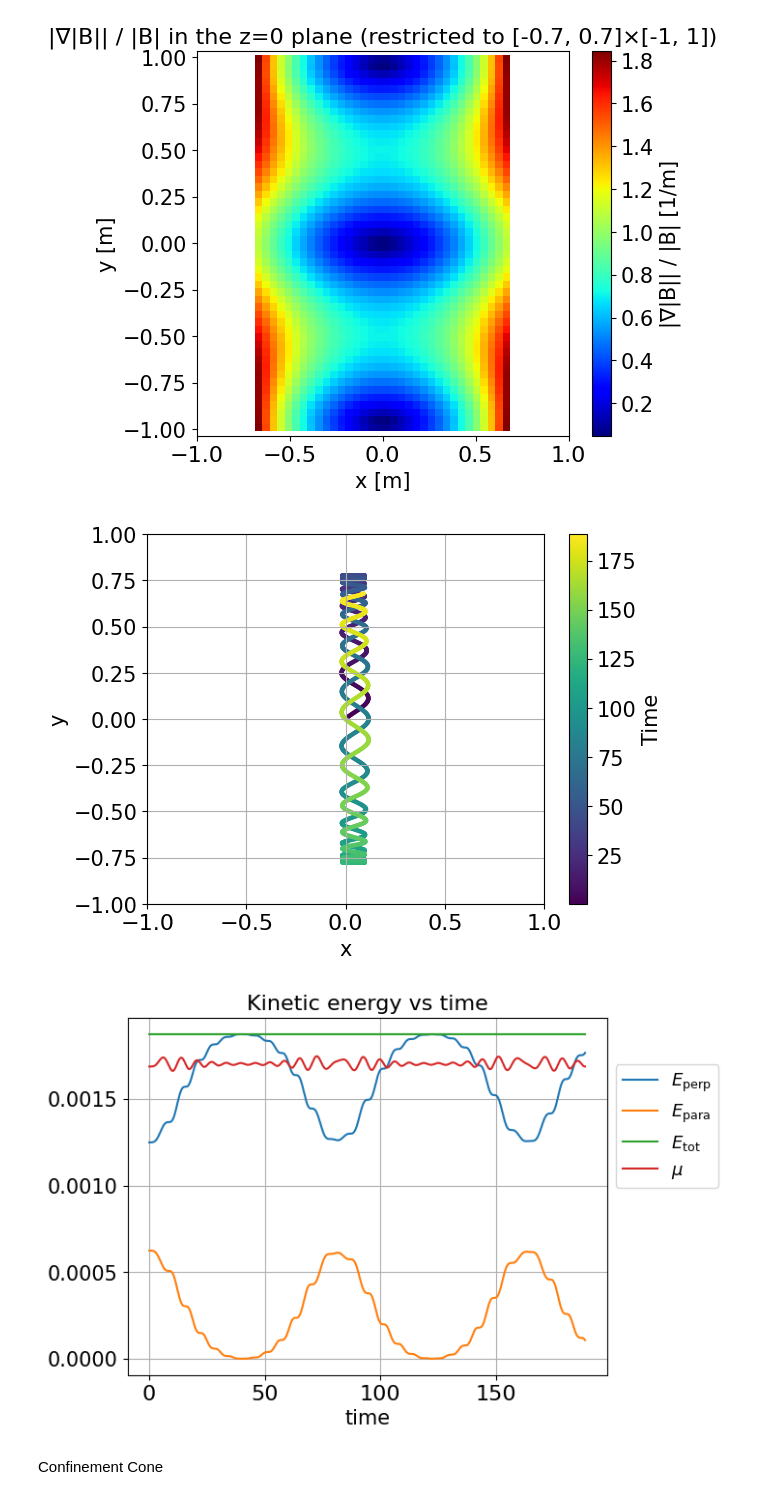
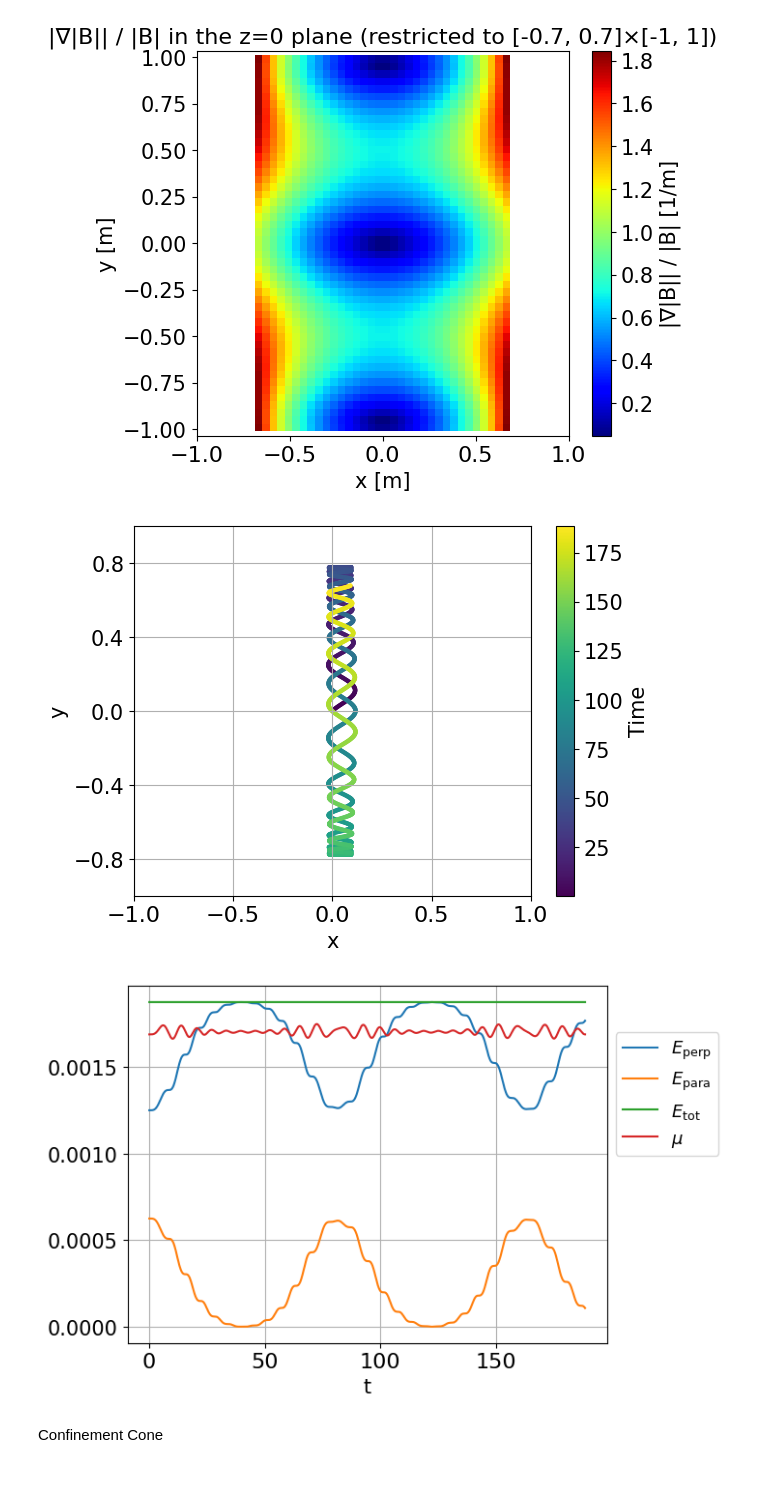
Before and after one commit to Sworzzy/PIC-PPF, a Jupyter notebook: main.ipynb, the cells around one changed output. Cells and saved outputs as stored; diff of their text form; code cells hidden in the pictures.

```diff
--- a/main.ipynb
+++ b/main.ipynb
@@ -196,6 +206,15 @@ plot_compare(x_ExB_num, v_ExB_num, x_ExB_an, v_ExB_an, step=8, show_arrows=True,
 # Errors
 # %% [markdown]
 ## Error in time
+# %%
+plt.rcParams.update({
+    "font.size": 14,
+    "axes.titlesize": 16,
+    "axes.labelsize": 15,
+    "xtick.labelsize": 16,
+    "ytick.labelsize": 15,
+    "legend.fontsize": 13
+})
 # %%
 q = -1.0
 m = 1.0
@@ -497,31 +435,8 @@ BZ = np.zeros_like(Z)
 
 for i in range(N):
     for j in range(N):
-        B = BH([X[i,j], Y[i,j], Z[i,j]])
+        B = BH([X[i,j], Y[i,j], Z[i,j]], t=0.0)
         BX[i,j], BY[i,j], BZ[i,j] = B
 
 # --- compute magnitude ---
 Bmag = np.sqrt(BX**2 + BY**2 + BZ**2)
-
-# --- plot ---
-fig, ax = plt.subplots(figsize=(6,6))
-ax.set_aspect('equal')
-
-# color background = field magnitude
-im = ax.pcolormesh(X, Y, np.log10(Bmag), shading='auto', cmap='jet')
-
-# streamlines = field direction
-ax.streamplot(X, Y, BX, BY, color='k', density=1.0, linewidth=0.8)
-
-# optionally: draw the coil positions if you have them
-circle1_xy = np.array([[p[0], p[1]] for p in circle1])
-circle2_xy = np.array([[p[0], p[1]] for p in circle2])
-ax.plot(circle1_xy[:,0], circle1_xy[:,1], 'r-', lw=1.5, label='Coil 1')
-ax.plot(circle2_xy[:,0], circle2_xy[:,1], 'b-', lw=1.5, label='Coil 2')
-
-ax.set_xlabel('x [m]')
-ax.set_ylabel('y [m]')
-ax.legend()
-fig.colorbar(im, ax=ax, label='log10(|B|)')
-plt.tight_layout()
-plt.show()
@@ -537,7 +477,7 @@ Bmag = np.zeros_like(yvals)
 
 # --- compute B at each point (x=0, z=0) ---
 for i, y in enumerate(yvals):
-    B = BH([0, y, 0])             # evaluate your BH(x) function
+    B = BH([0, y, 0], t=0.0)             # evaluate your BH(x) function
     Bmag[i] = np.linalg.norm(B)   # compute magnitude
 
 # --- plot ---
@@ -565,5 +505,5 @@ BZ = np.zeros_like(Z)
 
 for i in range(N):
     for j in range(N):
-        B = BH([X[i,j], Y[i,j], Z[i,j]])
+        B = BH([X[i,j], Y[i,j], Z[i,j]], t=0.0)
         BX[i,j], BY[i,j], BZ[i,j] = B
@@ -649,33 +587,36 @@ Bnorm = np.linalg.norm(Bvec, axis=1)
 # %%
 plt.figure()
 plt.scatter(x_num[:,0], x_num[:,1], c=times, cmap='viridis', s=5)
 plt.colorbar(label='Time')
 plt.xlabel('x')
 plt.ylabel('y')
 plt.xlim(-1, 1)
 plt.ylim(-1, 1)
+plt.gca().yaxis.set_major_locator(MaxNLocator(nbins=5))
 plt.grid()
+plt.savefig("./img/bottle_traj.pdf", format="pdf", bbox_inches='tight')
 plt.show()
 
 E_perp =  0.5 * m * (v_num[:,0]**2 + v_num[:,2]**2)
 E_para = 0.5 * m * v_num[:,1]**2
 E_tot = E_perp + E_para
 
 mu = E_perp/Bnorm
 
 plt.figure()
 plt.grid()
 plt.plot(times, E_perp, label=r'$E_\mathrm{perp}$')
 plt.plot(times, E_para, label=r'$E_\mathrm{para}$')
 plt.plot(times, E_tot, label=r'$E_\mathrm{tot}$')
 plt.plot(times, mu, label=r'$\mu$')
-plt.xlabel('time')
-plt.title('Kinetic energy vs time')
+plt.gca().yaxis.set_major_locator(MaxNLocator(nbins=5))
+plt.xlabel('t')
 plt.legend(loc='lower left', bbox_to_anchor=(1, 0.5))
+plt.savefig("./img/bottle_energies.pdf", format="pdf", bbox_inches='tight')
 plt.show()
 # %% [output]
-[figure, old version]
+[figure, new version]
-[figure, old version]
+[figure, new version]
 # %% [markdown]
 Confinement Cone
 # %%
```
Also changed, not shown: parts of 18 cells of this notebook.
